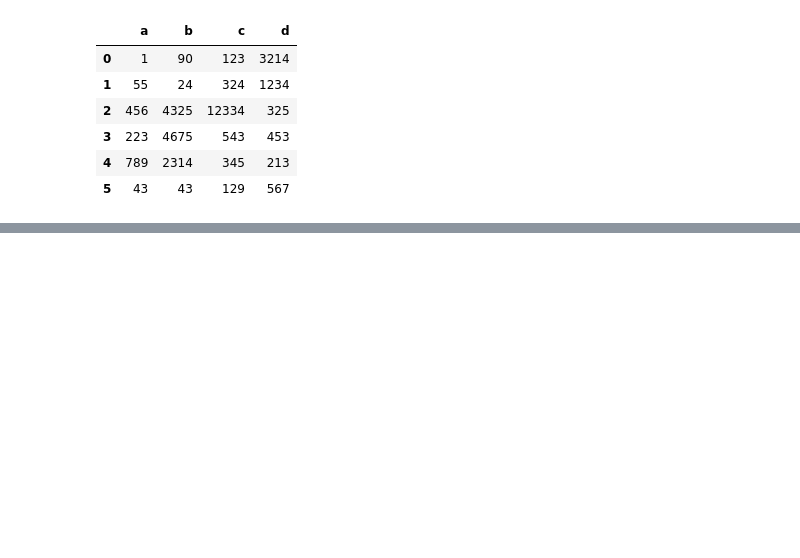
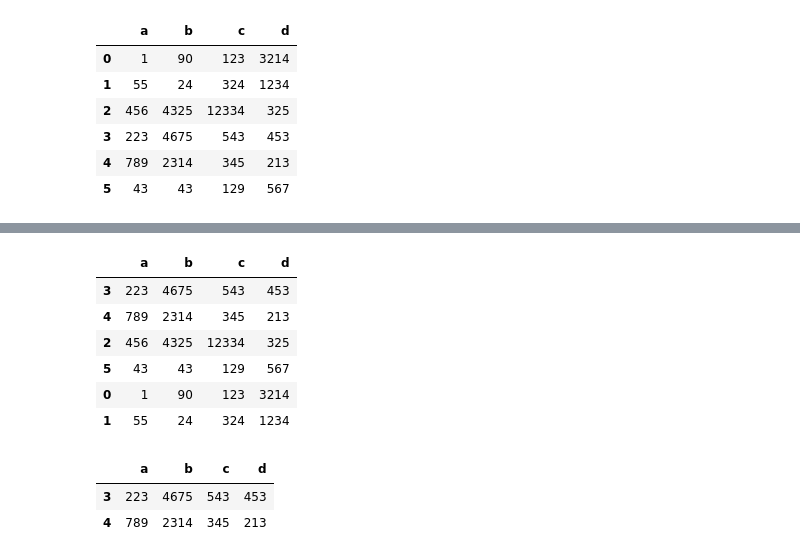
Before and after one commit to narcilla/118A, a Jupyter notebook: 118A.ipynb, the cells around one changed output, grey strips where cells are left out. Drawn from its saved outputs; the diff is of its cells as text; code cells hidden in the pictures; blank space fills up the shorter version.

```diff
--- a/118A.ipynb
+++ b/118A.ipynb
@@ -61 +67,18 @@ pd.get_dummies(df_adult, columns=['State-gov', 'Bachelors', 'Adm-clerical','Neve
+# %%
+shuffle = p.sample(frac=1)
+shuffle
+# %% [output]
+|  | a | b | c | d |
+| 3 | 223 | 4675 | 543 | 453 |
+| 4 | 789 | 2314 | 345 | 213 |
+| 2 | 456 | 4325 | 12334 | 325 |
+| 5 | 43 | 43 | 129 | 567 |
+| 0 | 1 | 90 | 123 | 3214 |
+| 1 | 55 | 24 | 324 | 1234 |
+# %%
+shuffle.iloc[0:2]
+# %% [output]
+|  | a | b | c | d |
+| 3 | 223 | 4675 | 543 | 453 |
+| 4 | 789 | 2314 | 345 | 213 |
 # %%
```
Also changed, not shown: parts of 53 cells of this notebook.
